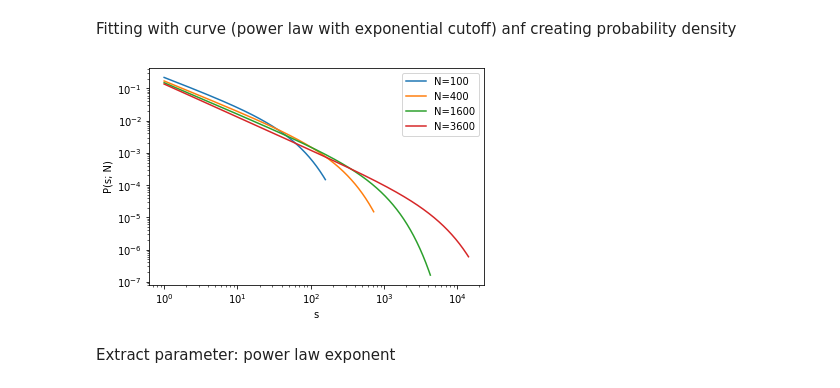
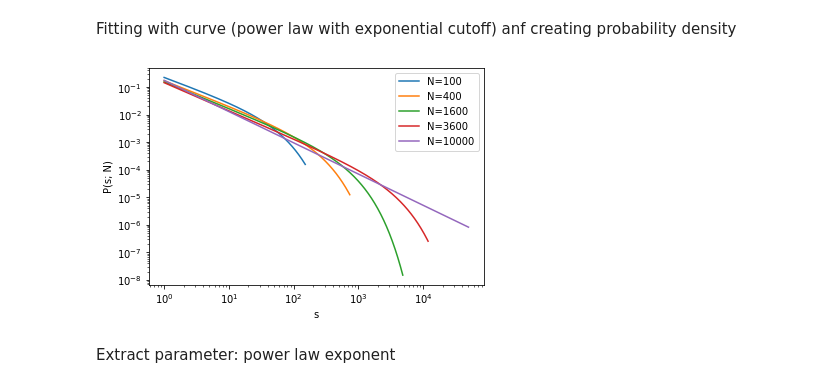
Before and after one commit to rkoevoets/complex-system-simulation, a Jupyter notebook: 2d grid network.ipynb, the cells around one changed output. Cells and saved outputs as stored; diff of their text form; code cells hidden in the pictures.

```diff
--- a/2d grid network.ipynb
+++ b/2d grid network.ipynb
@@ -193,34 +195,36 @@ y_fit_10 = power_law_with_exponential_cutoff(x_fit_10, *popt_10)
 
 
 # Calculate normalization constant (integral over the defined range)
 norm_constant_20 = np.trapz(y_fit_20, x=x_fit_20)
 norm_constant_40 = np.trapz(y_fit_40, x=x_fit_40)
 norm_constant_60 = np.trapz(y_fit_60, x=x_fit_60)
 norm_constant_10 = np.trapz(y_fit_10, x=x_fit_10)
 
 
 # Normalize the fitted curve to obtain the PDF
 pdf_fit_20 = y_fit_20 / norm_constant_20
 pdf_fit_40 = y_fit_40 / norm_constant_40
 pdf_fit_60 = y_fit_60 / norm_constant_60
 pdf_fit_10 = y_fit_10 / norm_constant_10
 
 
 # Plot the original data and fitted PDF on a log-log scale
 plt.loglog(x_fit_10, pdf_fit_10, label='N=100')
 plt.loglog(x_fit_20, pdf_fit_20, label='N=400')
 plt.loglog(x_fit_40, pdf_fit_40, label='N=1600')
 plt.loglog(x_fit_60, pdf_fit_60, label='N=3600')
+plt.loglog(x_fit_100, pdf_fit_100, label='N=10000')
+
 
 plt.xlabel('s')
 plt.ylabel('P(s; N)')
 #plt.title('Fitted PDF of Power Law with Exponential Cutoff')
 plt.legend()
 plt.savefig('2d_grid_graph_probability.png', dpi = 300)
 
 plt.show()
 # %% [output]
-[figure, old version]
+[figure, new version]
 # %% [markdown]
 Extract parameter: power law exponent
 # %%
```
Also changed, not shown: parts of 4 cells of this notebook, 6 other files.
